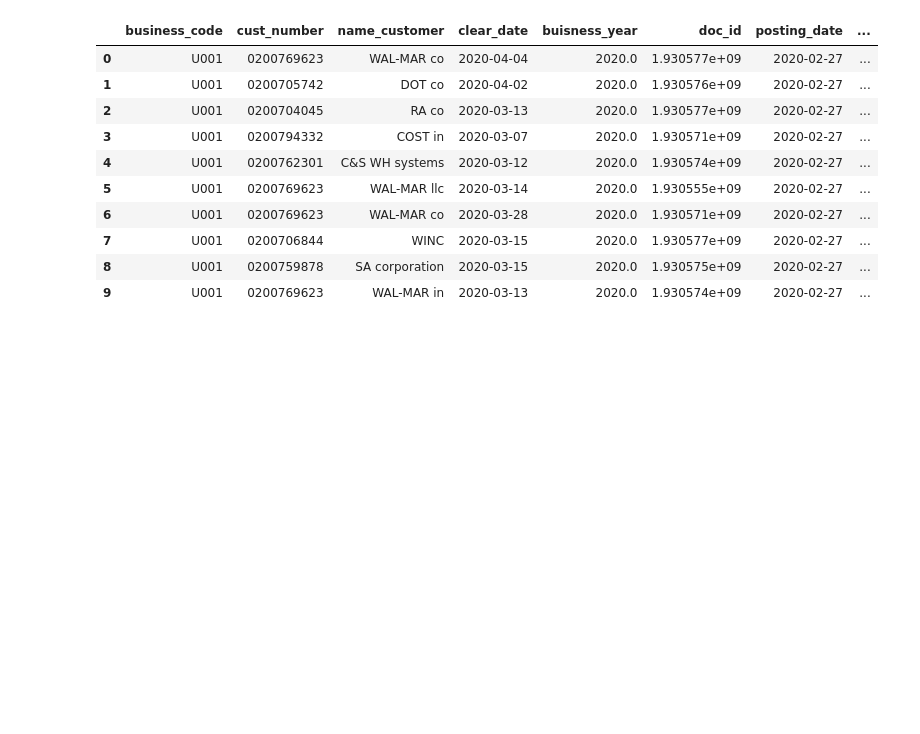
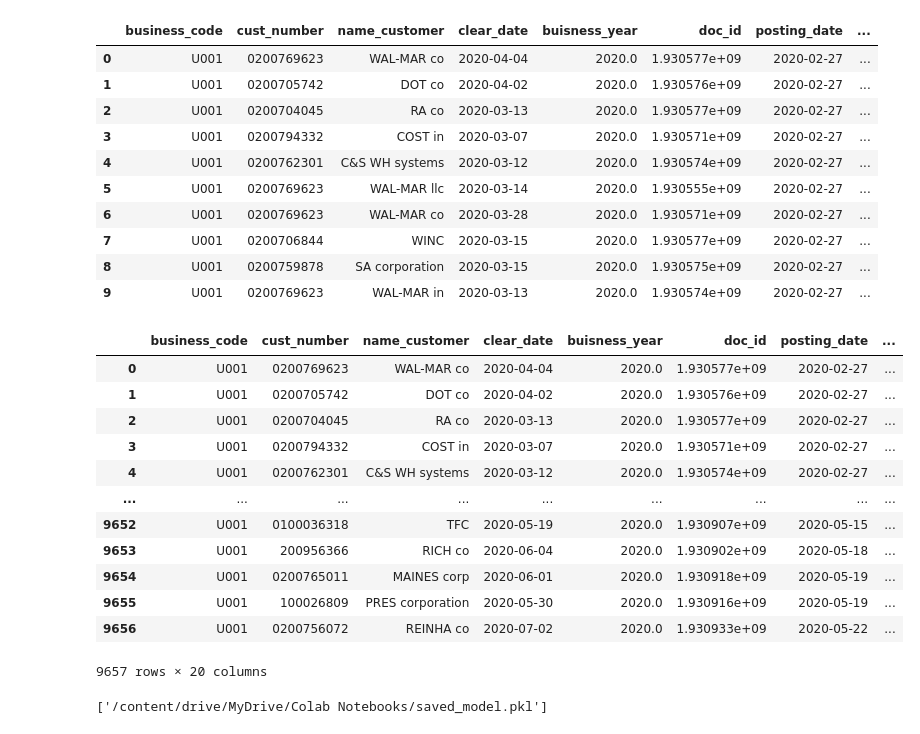
Before and after one commit to aayushjain7/Invoice-Management-FullStackApp, a Jupyter notebook: Invoice-Pay-Prediction/InvoicePayPredictionModel.ipynb, the cells around one changed output. Drawn from its saved outputs; the diff is of its cells as text; code cells hidden in the pictures; blank space fills up the shorter version.

Commit message:
save model and csv

```diff
--- a/Invoice-Pay-Prediction/InvoicePayPredictionModel.ipynb
+++ b/Invoice-Pay-Prediction/InvoicePayPredictionModel.ipynb
@@ -823,3 +823,22 @@ main_test.head(10)
 | 7 | U001 | 0200706844 | WINC | 2020-03-15 | 2020.0 | 1.930577e+09 | 2020-02-27 | ... |
 | 8 | U001 | 0200759878 | SA corporation | 2020-03-15 | 2020.0 | 1.930575e+09 | 2020-02-27 | ... |
 | 9 | U001 | 0200769623 | WAL-MAR in | 2020-03-13 | 2020.0 | 1.930574e+09 | 2020-02-27 | ... |
+# %%
+#select your final columns to save
+final_df = main_test.loc[:, 'business_code' : 'isOpen']
+final_df['delay'] = main_test['delay']
+final_df
+# %% [output]
+|  | business_code | cust_number | name_customer | clear_date | buisness_year | doc_id | posting_date | ... |
+| 0 | U001 | 0200769623 | WAL-MAR co | 2020-04-04 | 2020.0 | 1.930577e+09 | 2020-02-27 | ... |
+| 1 | U001 | 0200705742 | DOT co | 2020-04-02 | 2020.0 | 1.930576e+09 | 2020-02-27 | ... |
+| 2 | U001 | 0200704045 | RA co | 2020-03-13 | 2020.0 | 1.930577e+09 | 2020-02-27 | ... |
+| 3 | U001 | 0200794332 | COST in | 2020-03-07 | 2020.0 | 1.930571e+09 | 2020-02-27 | ... |
+| 4 | U001 | 0200762301 | C&S WH systems | 2020-03-12 | 2020.0 | 1.930574e+09 | 2020-02-27 | ... |
+| ... | ... | ... | ... | ... | ... | ... | ... | ... |
+| 9652 | U001 | 0100036318 | TFC | 2020-05-19 | 2020.0 | 1.930907e+09 | 2020-05-15 | ... |
+| 9653 | U001 | 200956366 | RICH co | 2020-06-04 | 2020.0 | 1.930902e+09 | 2020-05-18 | ... |
+| 9654 | U001 | 0200765011 | MAINES corp | 2020-06-01 | 2020.0 | 1.930918e+09 | 2020-05-19 | ... |
+| 9655 | U001 | 100026809 | PRES corporation | 2020-05-30 | 2020.0 | 1.930916e+09 | 2020-05-19 | ... |
+| 9656 | U001 | 0200756072 | REINHA co | 2020-07-02 | 2020.0 | 1.930933e+09 | 2020-05-22 | ... |
+9657 rows × 20 columns
@@ -825,0 +848,6 @@ main_test.head(10)
+# %%
+# Save the final model as a pickle file
+import joblib
+joblib.dump(model, '/content/drive/MyDrive/Colab Notebooks/saved_model.pkl')
+# %% [output]
+['/content/drive/MyDrive/Colab Notebooks/saved_model.pkl']
```
Also changed, not shown: parts of 4 cells of this notebook, 2 other files.
